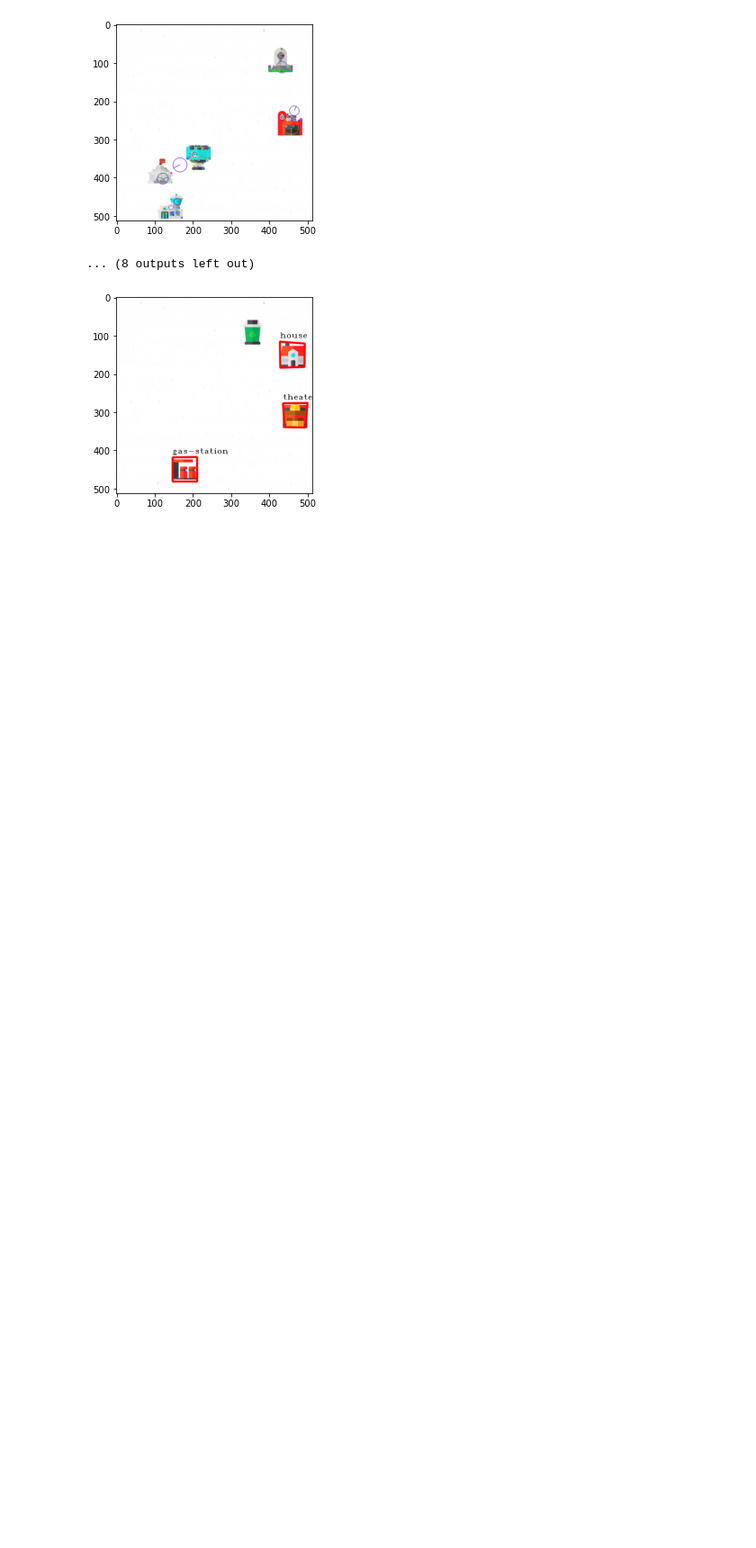
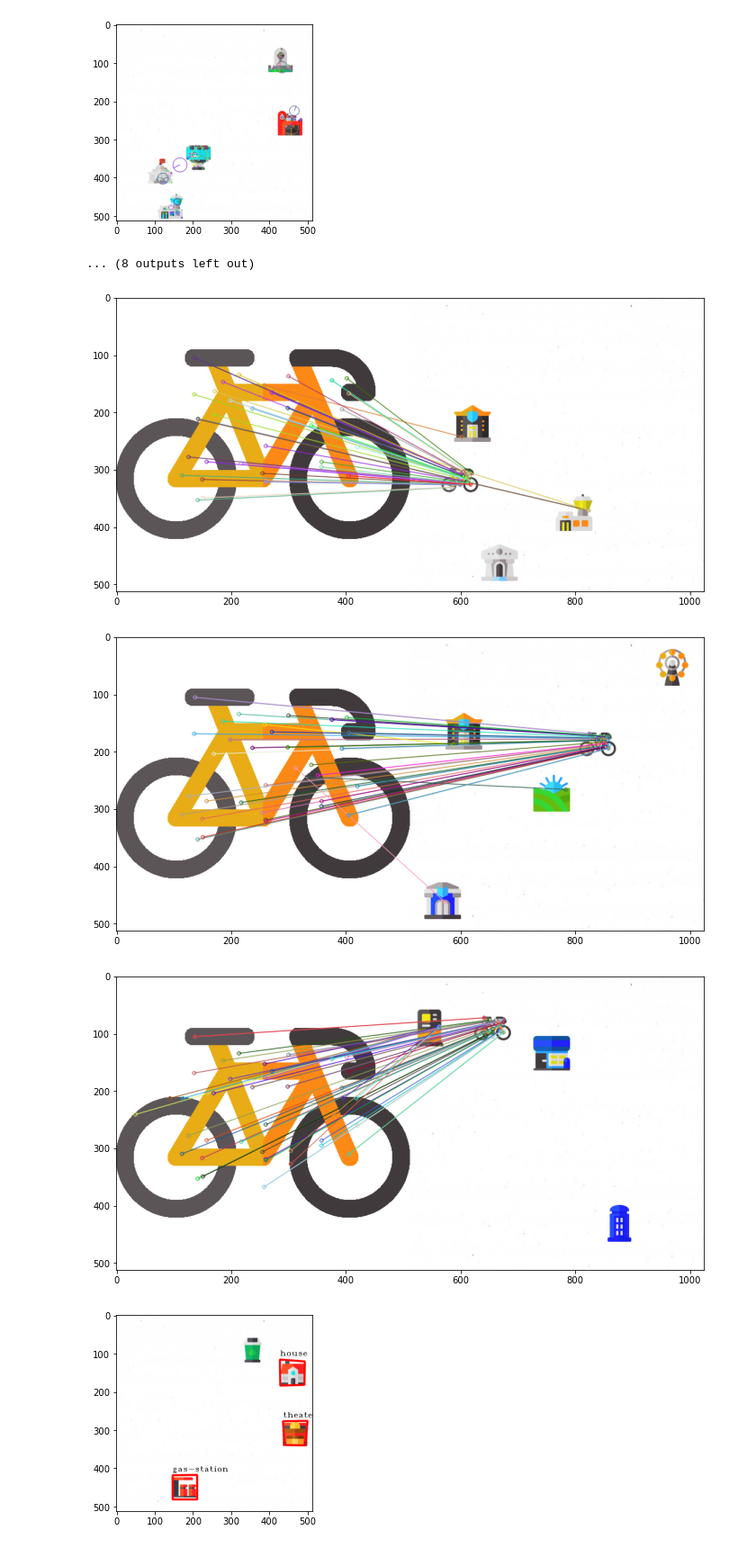
Before and after one commit to callumb212/computervisioncw, a Jupyter notebook: task3.1.ipynb, the cells around one changed output. Shown at 90% size. Cells and saved outputs as stored; diff of their text form; code cells hidden in the pictures; blank space fills up the shorter version.

```diff
--- a/task3.1.ipynb
+++ b/task3.1.ipynb
@@ -126,13 +126,15 @@ def lookAtMatches2(img1, img2):
             img2[i], kp2,
             good, None, flags=2)
 
-        if len(good)>=5:
+        if len(good)>=30:
             plt.figure(figsize=(12,6))
             plt.imshow(match_img);
-            #print(len(good)," ", i)
 # %%
-#for i in range(len(train_images)):
-#    lookAtMatches2(train_images[i],test_images)
+lookAtMatches2(train_images[1],test_images)
+# %% [output]
+[figure, added]
+[figure, added]
+[figure, added]
 # %%
 # main function used which extracts keypoints and descriptors, compares them, filters out outliers, and then adds a bounding
 # box
```
